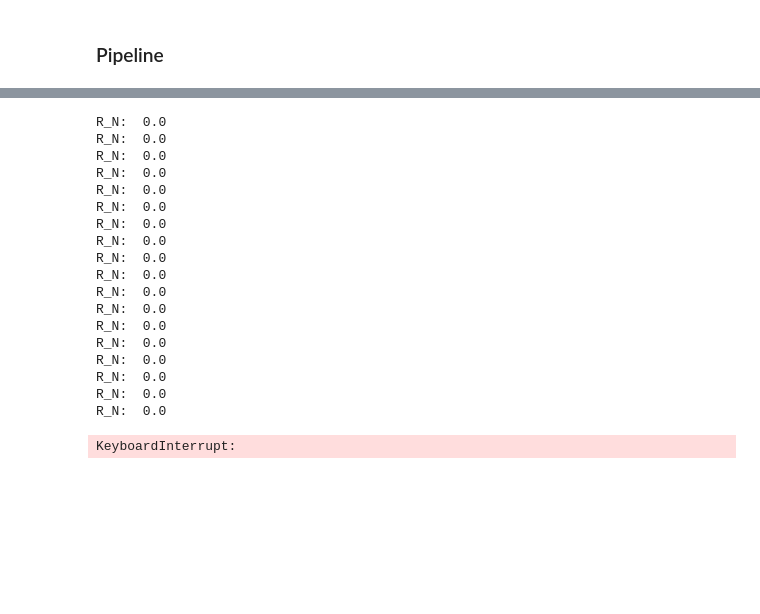
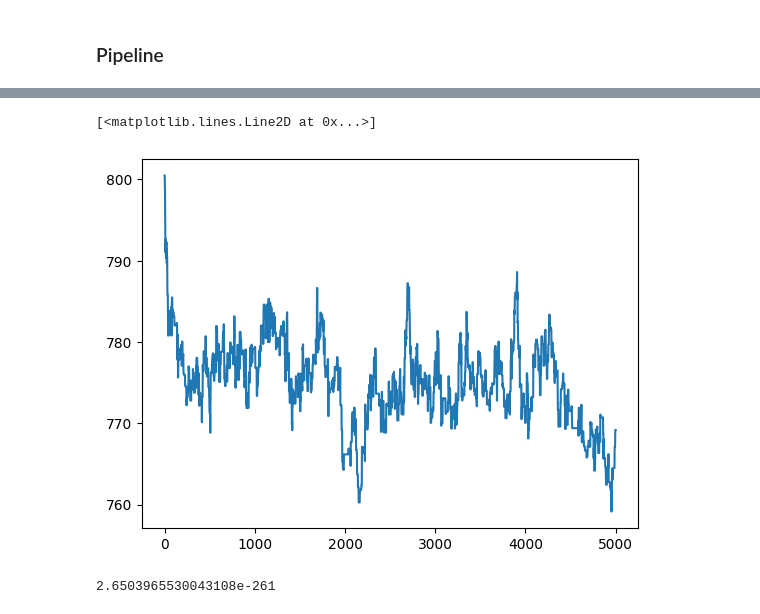
Before and after one commit to paololapo/NetworkReconstruction, a Jupyter notebook: MCMC.ipynb, the cells around one changed output, grey strips where cells are left out. Cells and saved outputs as stored; diff of their text form; code cells hidden in the pictures; blank space fills up the shorter version.

```diff
--- a/MCMC.ipynb
+++ b/MCMC.ipynb
@@ -150,7 +150,7 @@ def samplingBranch(A, groups, n_samples, delay, seed, return_H=False):
     np.random.seed(seed)
 
 
-    partions_set = []
+    partitions_set = []
     hamiltonians_list = []
 
     H = hamiltonian(A, groups)
@@ -158,13 +158,13 @@ def samplingBranch(A, groups, n_samples, delay, seed, return_H=False):
     for k in range(n_samples):
         for _ in range(delay):
             groups, H = singleStep(groups, H, A)
-        partions_set.append(groups)
+        partitions_set.append(groups)
         hamiltonians_list.append(H)
 
     if return_H:
-        return partions_set, hamiltonians_list
+        return partitions_set, hamiltonians_list
     else:
-        return partions_set
+        return partitions_set
 
 
 def parallelPartitionsSet(A, groups_init, n_samples, delay, n_cores=-1, return_H=True):
@@ -185,12 +185,12 @@ def parallelPartitionsSet(A, groups_init, n_samples, delay, n_cores=-1, return_H
         results = pool.starmap(samplingBranch, input)
 
     if return_H:
-        partions_set = [item for sublist in [results[i][0] for i in range(n_cores)] for item in sublist]
+        partitions_set = [item for sublist in [results[i][0] for i in range(n_cores)] for item in sublist]
         hamiltonians_list = [item for sublist in [results[i][1] for i in range(n_cores)] for item in sublist]
-        return partions_set, hamiltonians_list
+        return partitions_set, hamiltonians_list
     else:
-        partions_set = [item for sublist in results for item in sublist]
-        return partions_set
+        partitions_set = [item for sublist in results for item in sublist]
+        return partitions_set
 
 
 def generatePartitionsSet(A, n_samples, delay, transient, n_cores=-1, return_H=True):
@@ -198,6 +198,7 @@ def generatePartitionsSet(A, n_samples, delay, transient, n_cores=-1, return_H=T
     Generate the set of partitions from the adjacency matrix A
     """
     # Groups data structure: list of lists
+    N = A.shape[0]
     groups = [[] for _ in range(N)]
 
     # Uniformly random initialization
@@ -423,11 +443,11 @@ array([[0, 1, 1, ..., 1, 0, 1],
 A_cur = A_obs.copy()
 
 # Generate the set of partitions and the Hamiltonian list
-partions_set, hamiltionian_list = generatePartitionsSet(A_cur, n_samples=1000, delay=20, transient=500, n_cores=-1, return_H=True)
+partitions_set, hamiltionian_list = generatePartitionsSet(A_cur, n_samples=1000, delay=20, transient=500, n_cores=-1, return_H=True)
 
 # Compute the network reliability and the link reliability matrix
-R_N = getNetworkReliability(A_cur, A_obs, partions_set, hamiltionian_list)
-R_L = computeLinkReliabilityMatrix(A_cur, partions_set, hamiltionian_list)
+R_N = getNetworkReliability(A_cur, A_obs, partitions_set, hamiltionian_list)
+R_L = computeLinkReliabilityMatrix(A_cur, partitions_set, hamiltionian_list)
 print("R_N: ", R_N)
 
 # Sort the links (increasing R) and not links (decreasing R)
@@ -448,8 +468,8 @@ for k in range(np.min([len(sorted_links), len(sorted_not_links)])):
     A_temp[not_link[1], not_link[0]] = 1
 
     # Compute the network reliability with the new adjacency matrix
-    partions_set_temp, hamiltionian_list_temp = generatePartitionsSet(A_temp, n_samples=20, delay=20, transient=500, n_cores=-1, return_H=True)
-    R_N_temp = getNetworkReliability(A_temp, A_obs, partions_set_temp, hamiltionian_list_temp)
+    partitions_set_temp, hamiltionian_list_temp = generatePartitionsSet(A_temp, n_samples=20, delay=20, transient=500, n_cores=-1, return_H=True)
+    R_N_temp = getNetworkReliability(A_temp, A_obs, partitions_set_temp, hamiltionian_list_temp)
 
     # If the network reliability increases, update the adjacency matrix
     if R_N_temp > R_N:
@@ -458,23 +478,3 @@ for k in range(np.min([len(sorted_links), len(sorted_not_links)])):
     else:
         miss_update += 1
     print("R_N: ", R_N)
-# %% [output]
-R_N:  0.0
-R_N:  0.0
-R_N:  0.0
-R_N:  0.0
-R_N:  0.0
-R_N:  0.0
-R_N:  0.0
-R_N:  0.0
-R_N:  0.0
-R_N:  0.0
-R_N:  0.0
-R_N:  0.0
-R_N:  0.0
-R_N:  0.0
-R_N:  0.0
-R_N:  0.0
-R_N:  0.0
-R_N:  0.0
-KeyboardInterrupt:
@@ -480,0 +529,15 @@ KeyboardInterrupt:
+# %%
+# Initialize the current adjacency matrix
+A_cur = A_obs.copy()
+
+# Generate the set of partitions and the Hamiltonian list
+_, h_hist = generatePartitionsSet(A_cur, n_samples=1000, delay=20, transient=5000, n_cores=-1, return_H=True)
+# %%
+plt.plot(h_hist)
+# %% [output]
+[<matplotlib.lines.Line2D at 0x...>]
+[figure, added]
+# %%
+np.exp(-600)
+# %% [output]
+2.6503965530043108e-261
```
Also changed, not shown: parts of 11 cells of this notebook.
